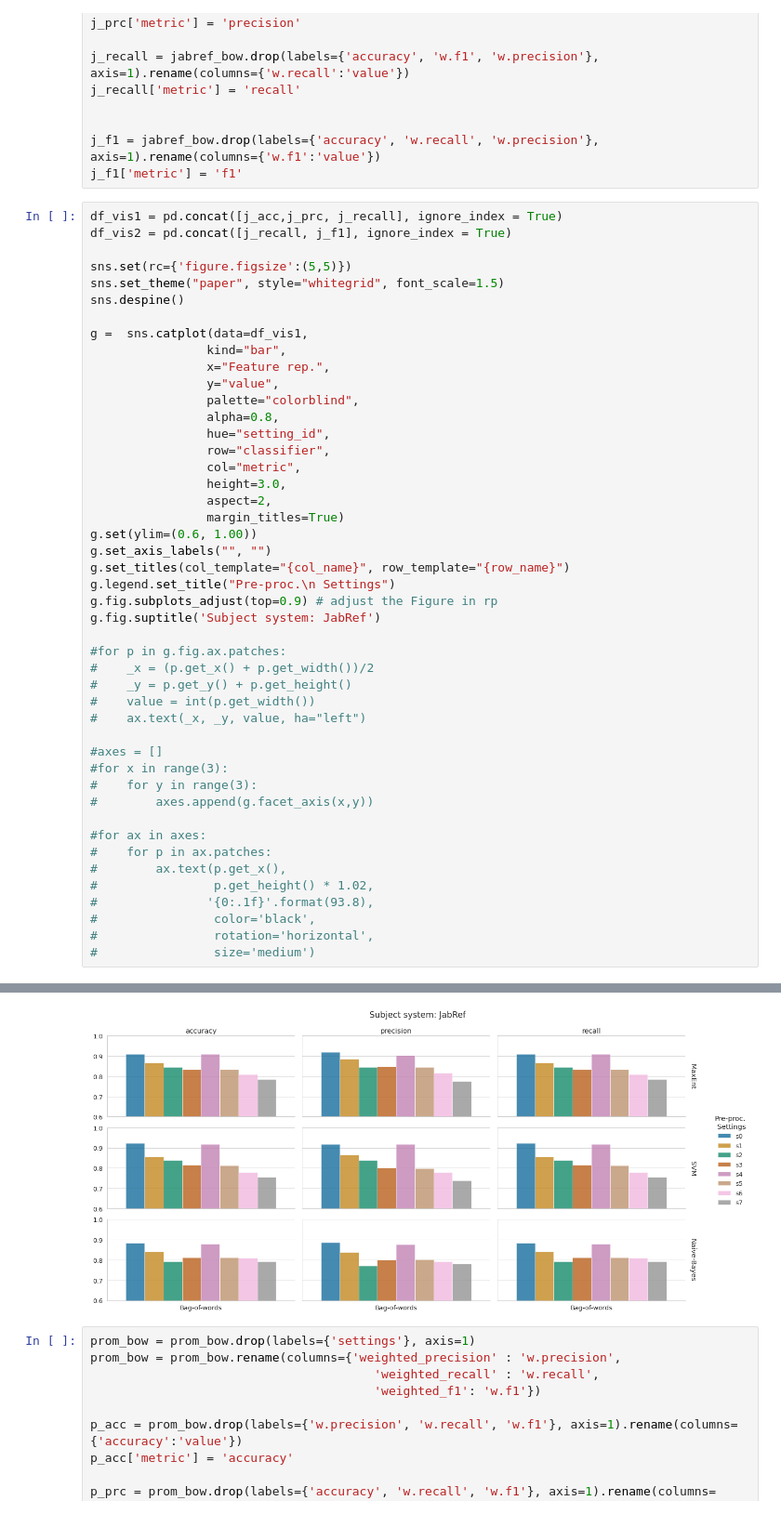
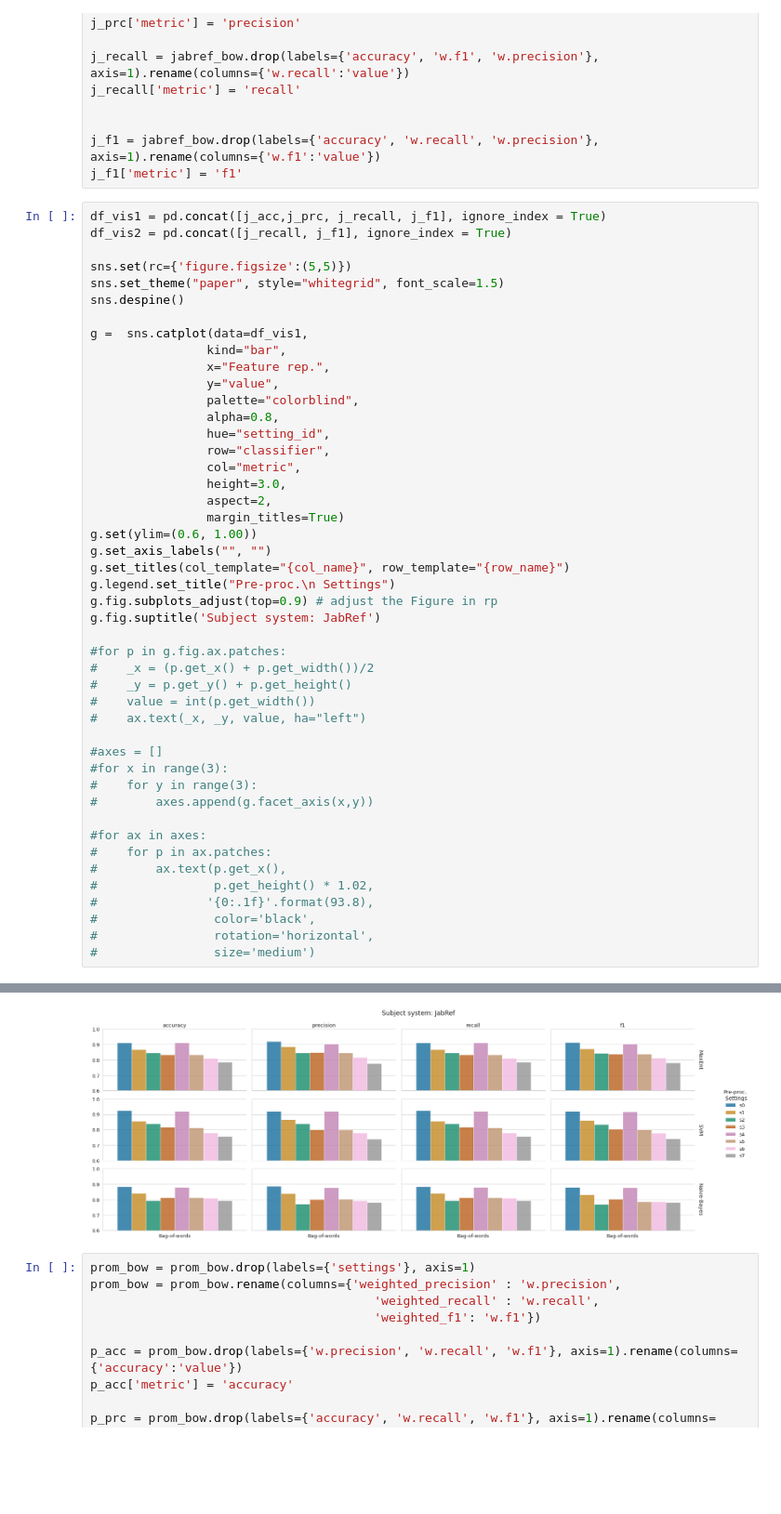
Before and after one commit to alexanderflorean/BSc-JavSoCoClassifier, a Jupyter notebook: jupyter/Untitled.ipynb, the cells around one changed output, grey strips where cells are left out. Shown at 93% size. Cells and saved outputs as stored; diff of their text form; blank space fills up the shorter version.

```diff
--- a/jupyter/Untitled.ipynb
+++ b/jupyter/Untitled.ipynb
@@ -260,7 +343,7 @@ j_recall['metric'] = 'recall'
 j_f1 = jabref_bow.drop(labels={'accuracy', 'w.recall', 'w.precision'}, axis=1).rename(columns={'w.f1':'value'})
 j_f1['metric'] = 'f1'
 # %%
-df_vis1 = pd.concat([j_acc,j_prc, j_recall], ignore_index = True)
+df_vis1 = pd.concat([j_acc,j_prc, j_recall, j_f1], ignore_index = True)
 df_vis2 = pd.concat([j_recall, j_f1], ignore_index = True)
 
 sns.set(rc={'figure.figsize':(5,5)})
@@ -281,34 +364,34 @@ g =  sns.catplot(data=df_vis1,
                 margin_titles=True)
 g.set(ylim=(0.6, 1.00))
 g.set_axis_labels("", "")
 g.set_titles(col_template="{col_name}", row_template="{row_name}")
 g.legend.set_title("Pre-proc.\n Settings")
 g.fig.subplots_adjust(top=0.9) # adjust the Figure in rp
 g.fig.suptitle('Subject system: JabRef')
 
 #for p in g.fig.ax.patches:
 #    _x = (p.get_x() + p.get_width())/2
 #    _y = p.get_y() + p.get_height()
 #    value = int(p.get_width())
 #    ax.text(_x, _y, value, ha="left")
 
 #axes = []
 #for x in range(3):
 #    for y in range(3):
 #        axes.append(g.facet_axis(x,y))
 
 #for ax in axes:
 #    for p in ax.patches:
 #        ax.text(p.get_x(),
 #                p.get_height() * 1.02,
 #               '{0:.1f}'.format(93.8),
 #                color='black',
 #                rotation='horizontal',
 #                size='medium')
 # %% [output]
 Text(0.5, 0.98, 'Subject system: JabRef')
 <Figure size 360x360 with 0 Axes>
-[figure, old version]
+[figure, new version]
 # %%
 prom_bow = prom_bow.drop(labels={'settings'}, axis=1)
 prom_bow = prom_bow.rename(columns={'weighted_precision' : 'w.precision',
```
Also changed, not shown: parts of 8 cells of this notebook.
